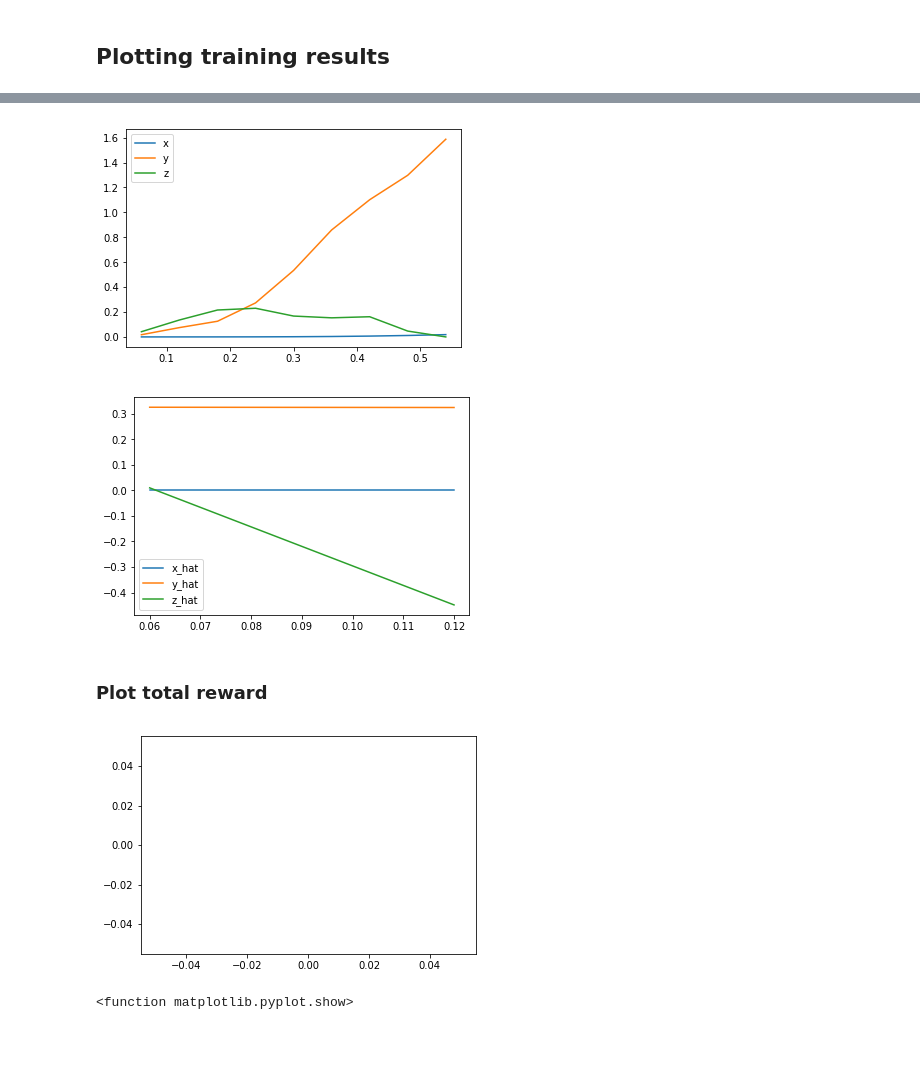
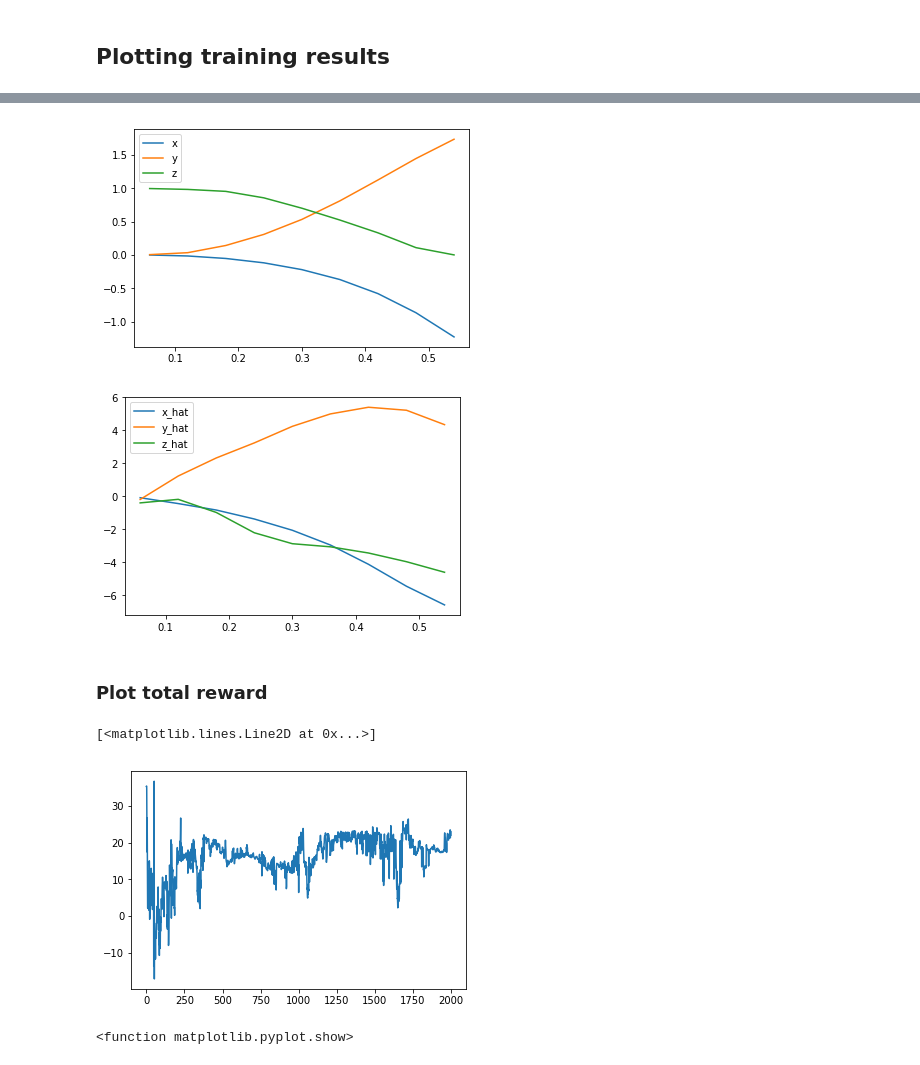
Before and after one commit to mathias-ekstroem/RL-Quadcopter-2, a Jupyter notebook: Quadcopter_Project-Copy1.ipynb, the cells around one changed output, grey strips where cells are left out. Saved outputs shown, nothing was run; the diff lists cells and outputs as text; code cells hidden in the pictures.

```diff
--- a/Quadcopter_Project-Copy1.ipynb
+++ b/Quadcopter_Project-Copy1.ipynb
@@ -260,10 +264,17 @@ def record_episode(task, rotor_speeds):
 from agents.agent import DDPG
 from takeoff_task import TakeoffTask
 
-num_episodes = 1000
-run_time = 10.
+from mpl_toolkits.mplot3d import Axes3D
+import matplotlib.pyplot as plt
+import numpy as np
+
+num_episodes = 2000
+run_time = 5.
 target_pos = np.array([0., 0., 10.])  # is this takeoff?
-init_pose = np.array([0.0, 0.0, 10.0, 0.0, 0.0, 0.0])
+init_pose = np.array([0.0, 0.0, 1.0, 0.0, 0.0, 0.0])
+init_velocities = np.array([0.0, 0.0, 0.0])
+init_angle_velocities = np.array([0.0, 0.0, 0.0])
+
 task = TakeoffTask(init_pose = init_pose, target_pos=target_pos, runtime=run_time)
 agent = DDPG(task)
 
@@ -304,6 +315,23 @@ for i_episode in range(1, num_episodes+1):
             if score > best_score:
                 best_score = score
 
+            # plot every 200 episodes
+            if i_episode % 200 == 0:
+                print('i should be plotting something now.')
+                print('episode {}'.format(i_episode))
+
+                fig = plt.figure()
+                ax = fig.gca(projection='3d')
+
+                ax.plot(results['x'], results['y'], results['z'], label='quadcopter position')
+                ax.legend()
+                plt.show()
+
+                plt.plot(rewards, label='rewards in episode')
+                plt.legend()
+                plt.show()
+
+
             print("\rEpisode = {:4d}, score = {:7.3f}, best_score = {:7.3f}".format(i_episode, score, best_score), end="")  # [debug]
             break
     sys.stdout.flush()
@@ -321,0 +364,5 @@ results = results_list[150]
+# %%
+test_episode = 100
+
+results = results_list[test_episode]
+rewards = rewards_list[test_episode]
@@ -335,7 +399,7 @@ plt.plot(results['time'], results['z'], label='z')
 plt.legend()
 _ = plt.ylim()
 # %% [output]
-[figure, old version]
+[figure, new version]
 # %%
 plt.plot(results['time'], results['x_velocity'], label='x_hat')
 plt.plot(results['time'], results['y_velocity'], label='y_hat')
@@ -343,15 +407,22 @@ plt.plot(results['time'], results['z_velocity'], label='z_hat')
 plt.legend()
 _ = plt.ylim()
 # %% [output]
-[figure, old version]
+[figure, new version]
 # %% [markdown]
 ### Plot total reward
 # %%
+summed_rewards = []
+
 for i_episode, rewards in enumerate(rewards_list):
     rewards_sum = np.sum(rewards)
-    plt.plot(x=i_episode, y=rewards_sum)
+    summed_rewards.append(rewards_sum)
+
+
+
+plt.plot(summed_rewards)
 # %% [output]
+[<matplotlib.lines.Line2D at 0x...>]
-[figure, old version]
+[figure, new version]
 # %%
 np.argmax(rewards_list)
 
```
Also changed, not shown: parts of 15 cells of this notebook, 8 other files.
